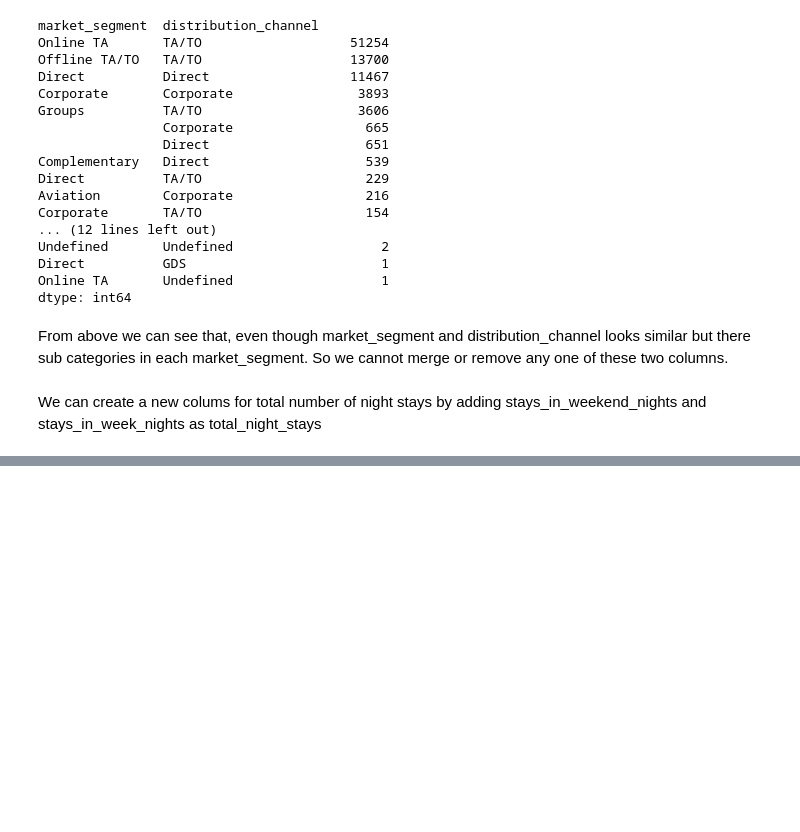
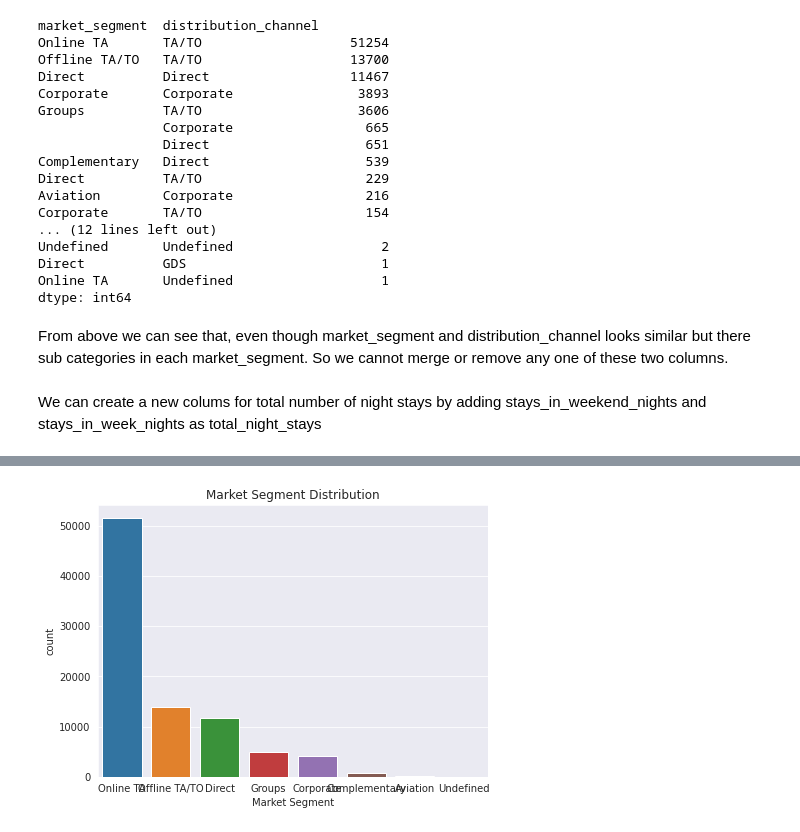
Before and after one commit to pavan-potnuru/hotel-booking-analysis-team-repository, a Jupyter notebook: Hotel_Booking_Analysis_Capstone_Project.ipynb, the cells around one changed output, grey strips where cells are left out. Saved outputs shown, nothing was run; the diff lists cells and outputs as text; code cells hidden in the pictures; blank space fills up the shorter version.

```diff
--- a/Hotel_Booking_Analysis_Capstone_Project.ipynb
+++ b/Hotel_Booking_Analysis_Capstone_Project.ipynb
@@ -280,0 +380,9 @@ new_df['reservation_status_date'] = pd.to_datetime(new_df['reservation_status_da
+# %%
+#Market Segment
+df1=new_df['market_segment']
+df1=df1.value_counts()
+x=df1.index.values
+y=df1.values
+plot(x,y,x_label='Market Segment',y_label='count',title='Market Segment Distribution')
+# %% [output]
+[figure, added]
```
Also changed, not shown: parts of 31 cells of this notebook.
